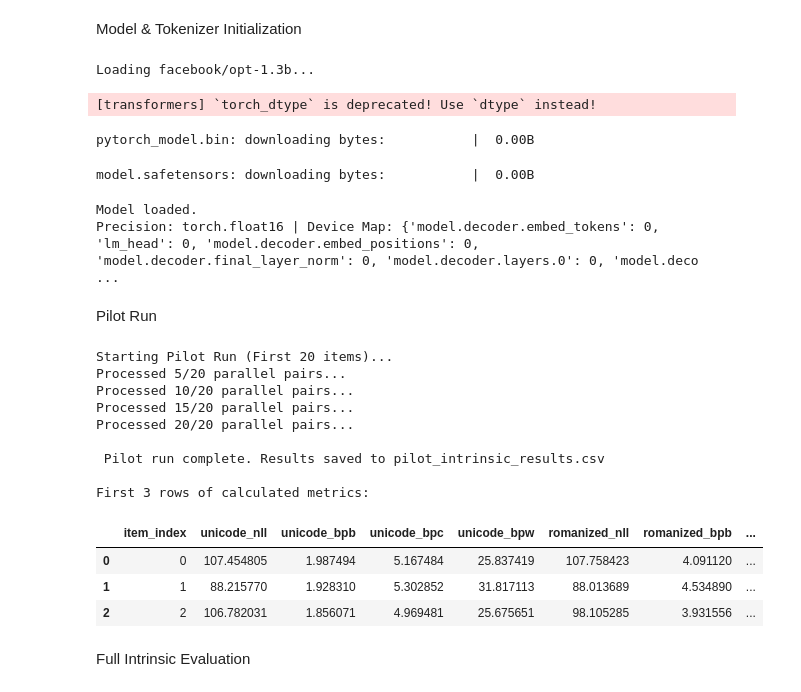
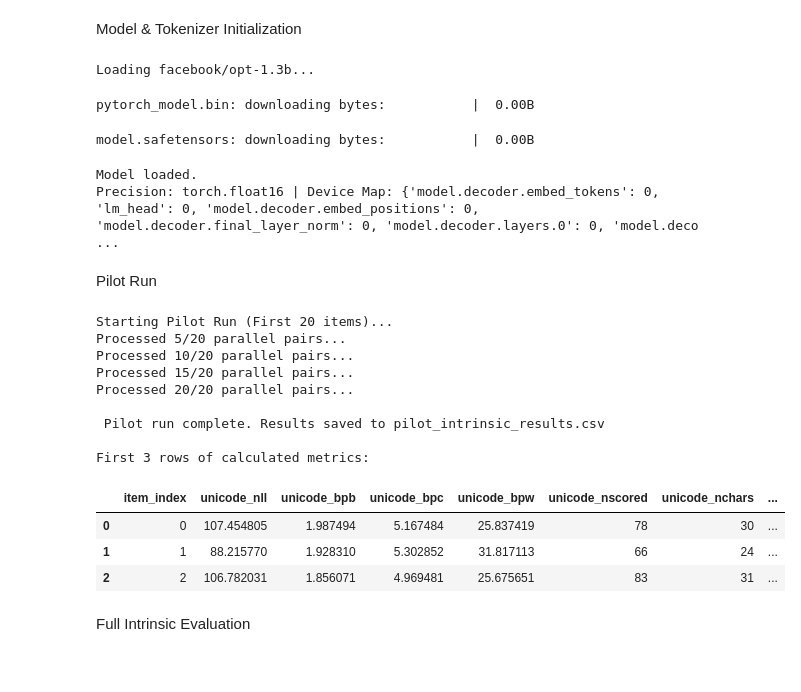
Before and after one commit to sehan-dissanayake/sinhala-script-robustness, a Jupyter notebook: results/Intrinsic_evaluation/Opt-1.3b/opt-1.3b-intrinsic.ipynb, the cells around one changed output. Cells and saved outputs as stored; diff of their text form; code cells hidden in the pictures.

```diff
--- a/results/Intrinsic_evaluation/Opt-1.3b/opt-1.3b-intrinsic.ipynb
+++ b/results/Intrinsic_evaluation/Opt-1.3b/opt-1.3b-intrinsic.ipynb
@@ -50,26 +50,28 @@ class IntrinsicEvaluator:
         return num_chars, num_bytes, num_words
 
     def evaluate_sequence(self, text: str):
-        """Calculates raw NLL and normalizes it into BPB, BPC, and BPW."""
+        """Calculates raw NLL plus the raw counts needed to pool correctly across the
+        whole corpus. bpb/bpc/bpw below are still returned for per-sentence inspection,
+        but the CORPUS-LEVEL (headline) numbers must be computed by pooling nll and the
+        *_count fields across all rows -- never by averaging these per-row ratios."""
         chars, bytes_count, words = self.get_lengths(text)
         inputs = self.tokenizer(text, return_tensors="pt").to(self.device)
 
         with torch.no_grad():
             outputs = self.model(**inputs, labels=inputs["input_ids"])
-            # HF CausalLM loss is the average negative log-likelihood per token
             seq_len = inputs["input_ids"].shape[1]
-            neg_log_likelihood = outputs.loss.item() * (seq_len - 1)
+            n_scored = seq_len - 1          # tokens actually predicted -- needed for token PPL
+            neg_log_likelihood = outputs.loss.item() * n_scored
 
-        # Calculate Tokenizer-Independent Metrics
         bpb = neg_log_likelihood / (bytes_count * math.log(2))
         bpc = neg_log_likelihood / (chars * math.log(2))
         bpw = neg_log_likelihood / (words * math.log(2))
 
         return {
             "nll": neg_log_likelihood,
-            "bpb": bpb,
-            "bpc": bpc,
-            "bpw": bpw
+            "bpb": bpb, "bpc": bpc, "bpw": bpw,
+            "n_scored": n_scored,
+            "n_chars": chars, "n_bytes": bytes_count, "n_words": words,
         }
 print("IntrinsicEvaluator class defined.")
 # %% [output]
@@ -77,8 +79,8 @@ IntrinsicEvaluator class defined.
 # %% [markdown]
 Standardized Data Loading & Preprocessing
 # %%
-diverse_sentences_path = "/kaggle/input/datasets/uom220131a/diverse-sentences/diverse_sentences.csv"
-sinhala_mixed_path = "/kaggle/input/datasets/uom220131a/mixed-script/sinhala_mixed_dataset.csv"
+diverse_sentences_path ="/kaggle/input/datasets/uom220131a/diverse-sentencesand-sinhala-mixed/diverse_sentences.csv"
+sinhala_mixed_path = "/kaggle/input/datasets/uom220131a/diverse-sentencesand-sinhala-mixed/sinhala_mixed_dataset.csv"
 
 try:
     diverse_df = pd.read_csv(diverse_sentences_path).dropna()
@@ -104,7 +106,7 @@ if tokenizer.pad_token is None:
 model = AutoModelForCausalLM.from_pretrained(
     model_id,
     device_map="auto",
-    torch_dtype=torch.float16,
+    dtype=torch.float16,
     token=HF_TOKEN,
     low_cpu_mem_usage=True
 )
@@ -117,11 +119,10 @@ print(f"Model loaded.")
 print(f"Precision: {model.dtype} | Device Map: {model.hf_device_map}")
 # %% [output]
 Loading facebook/opt-1.3b...
-[transformers] `torch_dtype` is deprecated! Use `dtype` instead!
+pytorch_model.bin: downloading bytes:           |  0.00B
-pytorch_model.bin: downloading bytes:           |  0.00B
+model.safetensors: downloading bytes:           |  0.00B
-model.safetensors: downloading bytes:           |  0.00B
+Model loaded.
+Precision: torch.float16 | Device Map: {'model.decoder.embed_tokens': 0, 'lm_head': 0, 'model.decoder.embed_positions': 0, 'model.decoder.final_layer_norm': 0, 'model.decoder.layers.0': 0, 'model.deco ...
-Model loaded.
-Precision: torch.float16 | Device Map: {'model.decoder.embed_tokens': 0, 'lm_head': 0, 'model.decoder.embed_positions': 0, 'model.decoder.final_layer_norm': 0, 'model.decoder.layers.0': 0, 'model.deco ...
 # %% [markdown]
 Pilot Run
 # %%
@@ -130,56 +131,51 @@ import csv
 pilot_output_path = 'pilot_intrinsic_results.csv'
 print("Starting Pilot Run (First 20 items)...")
 
-# Open CSV in append mode to protect against runtime crashes
 with open(pilot_output_path, mode='w', newline='', encoding='utf-8-sig') as f:
     writer = csv.writer(f)
-    # Write standardized header
     writer.writerow([
         'item_index',
         'unicode_nll', 'unicode_bpb', 'unicode_bpc', 'unicode_bpw',
-        'romanized_nll', 'romanized_bpb', 'romanized_bpc', 'romanized_bpw'
+        'unicode_nscored', 'unicode_nchars', 'unicode_nbytes', 'unicode_nwords',
+        'romanized_nll', 'romanized_bpb', 'romanized_bpc', 'romanized_bpw',
+        'romanized_nscored', 'romanized_nchars', 'romanized_nbytes', 'romanized_nwords'
     ])
 
-    # Slice the first 20 rows of our loaded Kaggle dataframe
     pilot_sample = diverse_df.head(20)
 
     for index, row in pilot_sample.iterrows():
-        # 1. Evaluate Native Unicode
         uni_metrics = evaluator.evaluate_sequence(row['sinhala_unicode'])
-
-        # 2. Evaluate Romanized (Singlish)
         rom_metrics = evaluator.evaluate_sequence(row['sinhala_romanized'])
 
-        # Log to disk
         writer.writerow([
             index,
             uni_metrics['nll'], uni_metrics['bpb'], uni_metrics['bpc'], uni_metrics['bpw'],
-            rom_metrics['nll'], rom_metrics['bpb'], rom_metrics['bpc'], rom_metrics['bpw']
+            uni_metrics['n_scored'], uni_metrics['n_chars'], uni_metrics['n_bytes'], uni_metrics['n_words'],
+            rom_metrics['nll'], rom_metrics['bpb'], rom_metrics['bpc'], rom_metrics['bpw'],
+            rom_metrics['n_scored'], rom_metrics['n_chars'], rom_metrics['n_bytes'], rom_metrics['n_words']
         ])
 
         if (index + 1) % 5 == 0:
             print(f"Processed {index + 1}/20 parallel pairs...")
 
 print(f"\n Pilot run complete. Results saved to {pilot_output_path}")
-
-# Display verification preview
 preview_df = pd.read_csv(pilot_output_path)
 print("\nFirst 3 rows of calculated metrics:")
 display(preview_df.head(3))
 # %% [output]
 Starting Pilot Run (First 20 items)...
 Processed 5/20 parallel pairs...
 Processed 10/20 parallel pairs...
 Processed 15/20 parallel pairs...
 Processed 20/20 parallel pairs...
 
  Pilot run complete. Results saved to pilot_intrinsic_results.csv
 
 First 3 rows of calculated metrics:
-|  | item_index | unicode_nll | unicode_bpb | unicode_bpc | unicode_bpw | romanized_nll | romanized_bpb | ... |
-| 0 | 0 | 107.454805 | 1.987494 | 5.167484 | 25.837419 | 107.758423 | 4.091120 | ... |
-| 1 | 1 | 88.215770 | 1.928310 | 5.302852 | 31.817113 | 88.013689 | 4.534890 | ... |
-| 2 | 2 | 106.782031 | 1.856071 | 4.969481 | 25.675651 | 98.105285 | 3.931556 | ... |
+|  | item_index | unicode_nll | unicode_bpb | unicode_bpc | unicode_bpw | unicode_nscored | unicode_nchars | ... |
+| 0 | 0 | 107.454805 | 1.987494 | 5.167484 | 25.837419 | 78 | 30 | ... |
+| 1 | 1 | 88.215770 | 1.928310 | 5.302852 | 31.817113 | 66 | 24 | ... |
+| 2 | 2 | 106.782031 | 1.856071 | 4.969481 | 25.675651 | 83 | 31 | ... |
 # %% [markdown]
 Full Intrinsic Evaluation
 # %%
```
Also changed, not shown: parts of 2 cells of this notebook, 2 other files.
